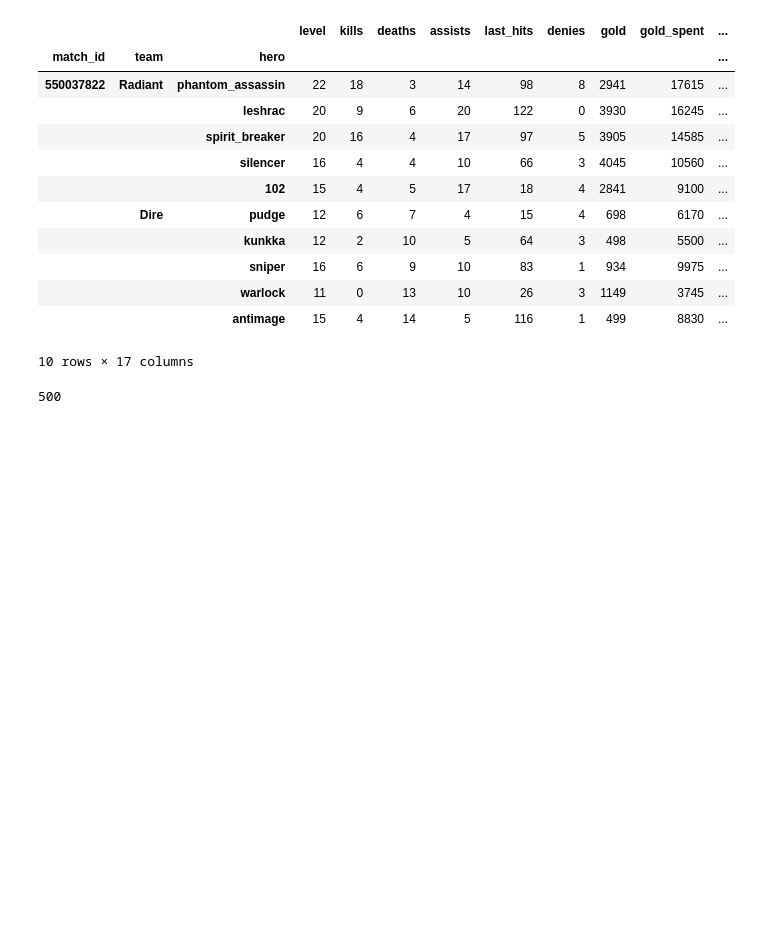
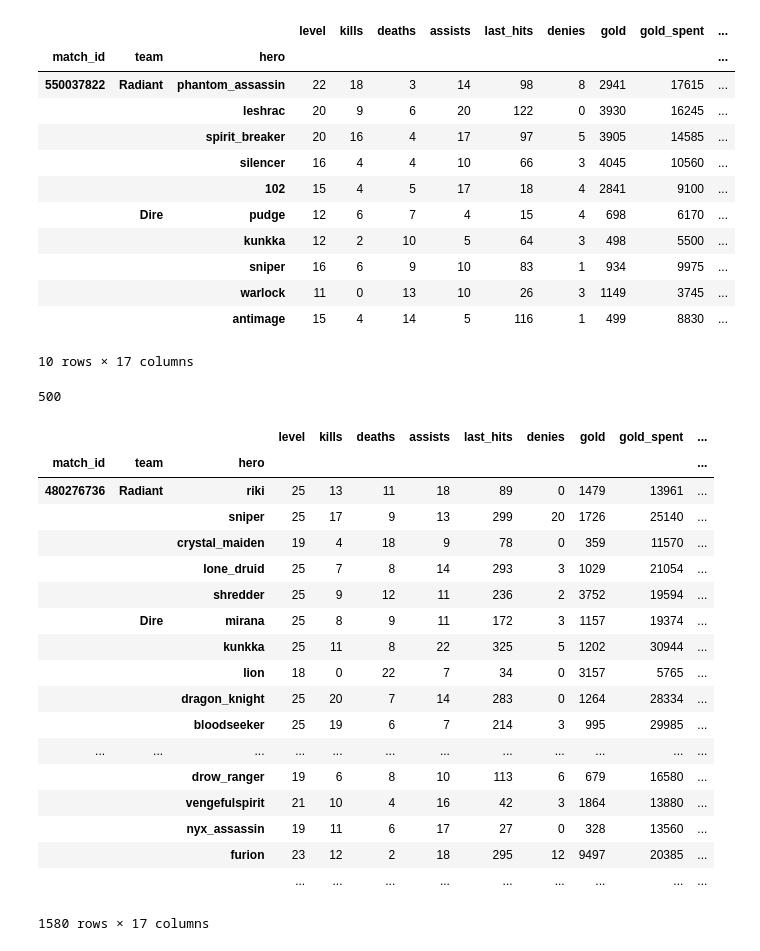
Before and after one commit to TomAugspurger/dota, a Jupyter notebook: examples/basics.ipynb, the cells around one changed output. Saved outputs shown, nothing was run; the diff lists cells and outputs as text; code cells hidden in the pictures; blank space fills up the shorter version.

```diff
--- a/examples/basics.ipynb
+++ b/examples/basics.ipynb
@@ -154,7 +154,8 @@ Added 367830558 (90.4%)
 Added 354222605 (99.6%)
 Added 354220703 (99.8%)
 # %%
-details[max(details)].match_report()
+df = details[max(details)].match_report()
+df
 # %% [output]
 |  |  |  | level | kills | deaths | assists | last_hits | denies | gold | gold_spent | ... |
 | match_id | team | hero |  |  |  |  |  |  |  |  | ... |
@@ -177,3 +178,25 @@ for k, v in details.items():
 len(details)
 # %% [output]
 500
+# %%
+df
+# %% [output]
+|  |  |  | level | kills | deaths | assists | last_hits | denies | gold | gold_spent | ... |
+| match_id | team | hero |  |  |  |  |  |  |  |  | ... |
+| 480276736 | Radiant | riki | 25 | 13 | 11 | 18 | 89 | 0 | 1479 | 13961 | ... |
+|  |  | sniper | 25 | 17 | 9 | 13 | 299 | 20 | 1726 | 25140 | ... |
+|  |  | crystal_maiden | 19 | 4 | 18 | 9 | 78 | 0 | 359 | 11570 | ... |
+|  |  | lone_druid | 25 | 7 | 8 | 14 | 293 | 3 | 1029 | 21054 | ... |
+|  |  | shredder | 25 | 9 | 12 | 11 | 236 | 2 | 3752 | 19594 | ... |
+|  | Dire | mirana | 25 | 8 | 9 | 11 | 172 | 3 | 1157 | 19374 | ... |
+|  |  | kunkka | 25 | 11 | 8 | 22 | 325 | 5 | 1202 | 30944 | ... |
+|  |  | lion | 18 | 0 | 22 | 7 | 34 | 0 | 3157 | 5765 | ... |
+|  |  | dragon_knight | 25 | 20 | 7 | 14 | 283 | 0 | 1264 | 28334 | ... |
+|  |  | bloodseeker | 25 | 19 | 6 | 7 | 214 | 3 | 995 | 29985 | ... |
+| ... | ... | ... | ... | ... | ... | ... | ... | ... | ... | ... | ... |
+|  |  | drow_ranger | 19 | 6 | 8 | 10 | 113 | 6 | 679 | 16580 | ... |
+|  |  | vengefulspirit | 21 | 10 | 4 | 16 | 42 | 3 | 1864 | 13880 | ... |
+|  |  | nyx_assassin | 19 | 11 | 6 | 17 | 27 | 0 | 328 | 13560 | ... |
+|  |  | furion | 23 | 12 | 2 | 18 | 295 | 12 | 9497 | 20385 | ... |
+|  |  |  | ... | ... | ... | ... | ... | ... | ... | ... | ... |
+1580 rows × 17 columns
```
Also changed, not shown: 1 other file.
